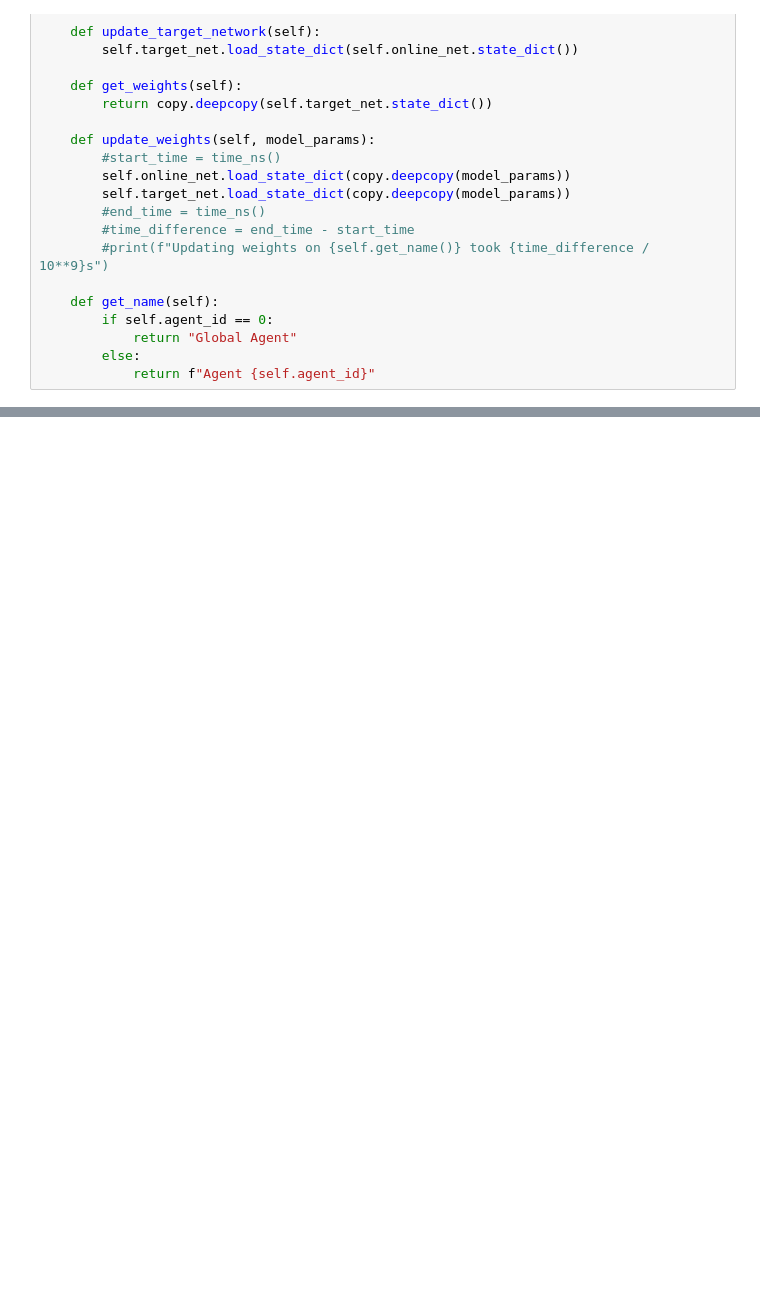
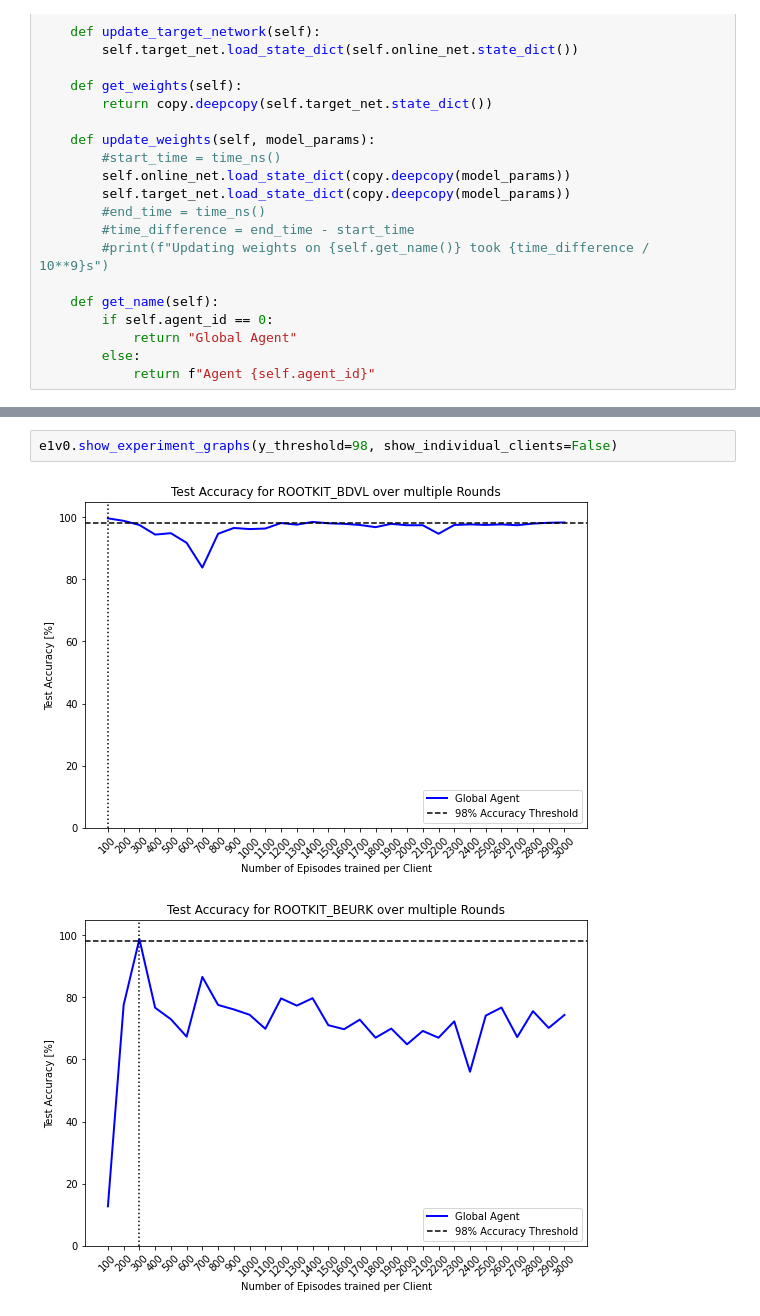
Before and after one commit to jan-kreischer/FedRL-for-IoT-Security, a Jupyter notebook: prototypes/prototype_02/experiment-01.ipynb, the cells around one changed output, grey strips where cells are left out. Drawn from its saved outputs; the diff is of its cells as text; blank space fills up the shorter version.

```diff
--- a/prototypes/prototype_02/experiment-01.ipynb
+++ b/prototypes/prototype_02/experiment-01.ipynb
@@ -1862,0 +1109,5 @@ Mitigation Performance for RANSOMWARE_POC
+# %%
+e1v0.show_experiment_graphs(y_threshold=98, show_individual_clients=False)
+# %% [output]
+[figure, added]
+[figure, added]
```
Also changed, not shown: parts of 65 cells of this notebook.
